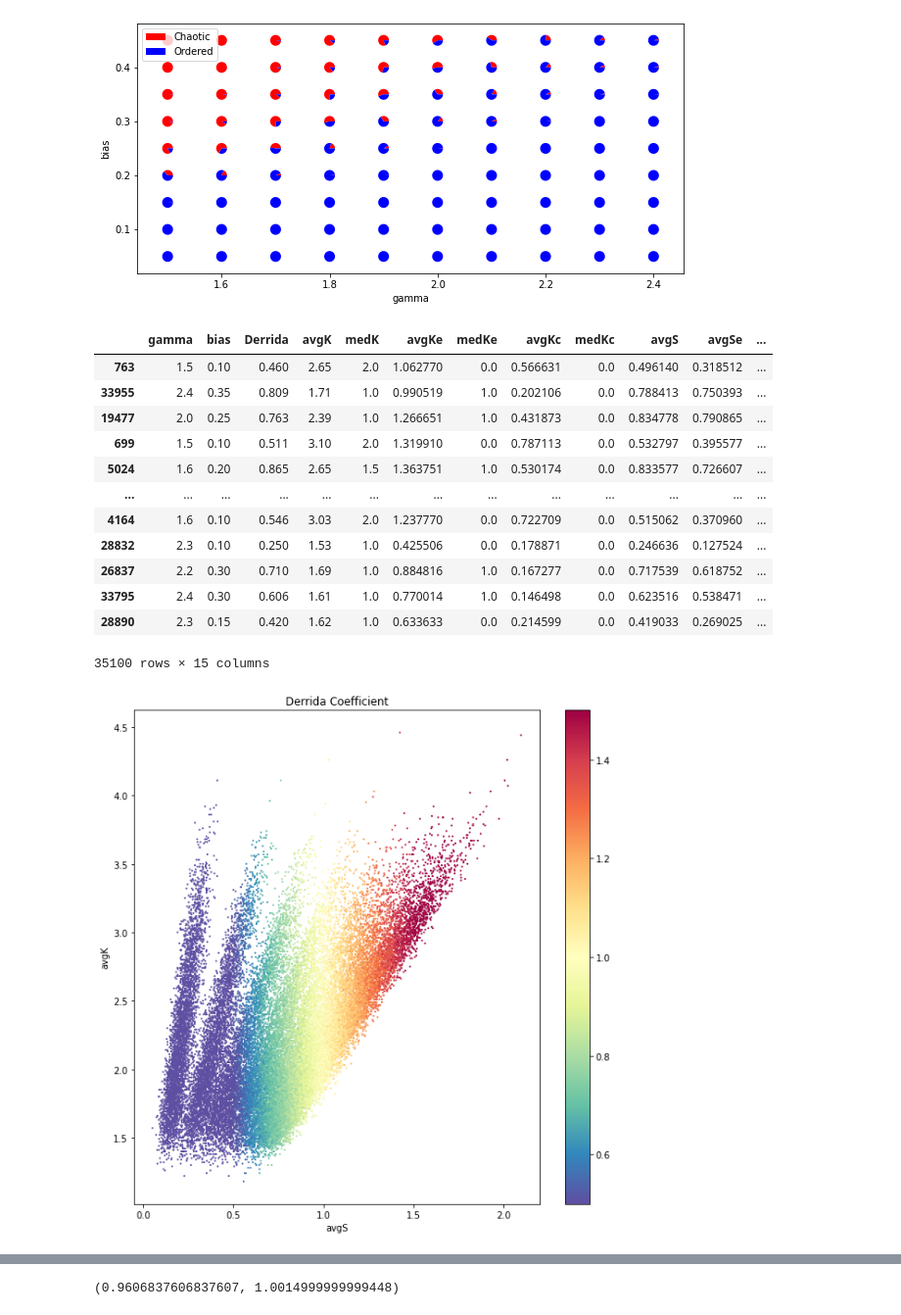
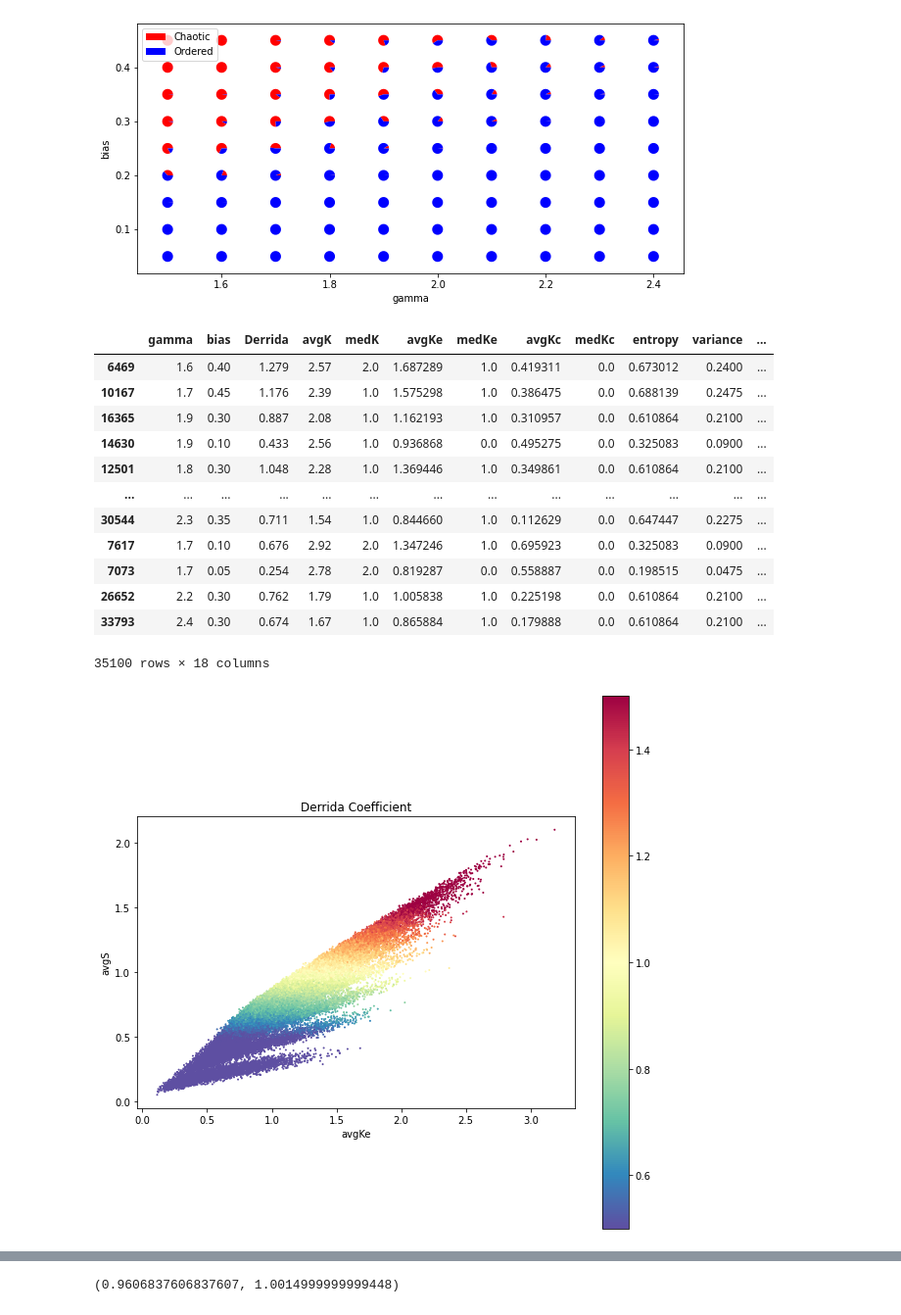
Before and after one commit to fcphysics/CriticalityHeteroBNets, a Jupyter notebook: results_import.ipynb, the cells around one changed output, grey strips where cells are left out. Shown at 98% size. Cells and saved outputs as stored; diff of their text form; code cells hidden in the pictures.

```diff
--- a/results_import.ipynb
+++ b/results_import.ipynb
@@ -75,39 +76,45 @@ for _,row in df.iterrows():
 
 dfall = pd.DataFrame(dictall)
 
+dfall['entropy'] = -(dfall['bias']*np.log2(dfall['bias']))-((1-dfall['bias'])*np.log2(1-dfall['bias']))
+dfall['entropy'] = -(dfall['bias']*np.log(dfall['bias']))-((1-dfall['bias'])*np.log(1-dfall['bias']))
+dfall['variance'] = dfall['bias']*(1-dfall['bias'])
+
 dfall['avgS']=dfall['avgKe']-dfall['avgKc']
-dfall['avgSe']=3.33*dfall['avgKe']*dfall['bias']*(1-dfall['bias'])
-dfall['avgSk']=2*dfall['avgK']*dfall['bias']*(1-dfall['bias'])
+dfall['avgSe']=3.33*dfall['avgKe']*dfall['variance']
+dfall['avgSk']=2*dfall['avgK']*dfall['variance']
 dfall['regime']=(dfall['Derrida']>1).astype(int) - (dfall['Derrida']<1).astype(int)
 dfall['bve']=dfall['avgSe']/(2*dfall['avgK'])
 dfall['avgSe_sample']=3.33*dfall['avgKe']*dfall['bve']
+dfall['avgKe_ent']=dfall['avgKe']*dfall['entropy']
 dfall=dfall.sample(frac = 1)
 dfall
 # %% [output]
-|  | gamma | bias | Derrida | avgK | medK | avgKe | medKe | avgKc | medKc | avgS | avgSe | ... |
-| 763 | 1.5 | 0.10 | 0.460 | 2.65 | 2.0 | 1.062770 | 0.0 | 0.566631 | 0.0 | 0.496140 | 0.318512 | ... |
-| 33955 | 2.4 | 0.35 | 0.809 | 1.71 | 1.0 | 0.990519 | 1.0 | 0.202106 | 0.0 | 0.788413 | 0.750393 | ... |
-| 19477 | 2.0 | 0.25 | 0.763 | 2.39 | 1.0 | 1.266651 | 1.0 | 0.431873 | 0.0 | 0.834778 | 0.790865 | ... |
-| 699 | 1.5 | 0.10 | 0.511 | 3.10 | 2.0 | 1.319910 | 0.0 | 0.787113 | 0.0 | 0.532797 | 0.395577 | ... |
-| 5024 | 1.6 | 0.20 | 0.865 | 2.65 | 1.5 | 1.363751 | 1.0 | 0.530174 | 0.0 | 0.833577 | 0.726607 | ... |
+|  | gamma | bias | Derrida | avgK | medK | avgKe | medKe | avgKc | medKc | entropy | variance | ... |
+| 6469 | 1.6 | 0.40 | 1.279 | 2.57 | 2.0 | 1.687289 | 1.0 | 0.419311 | 0.0 | 0.673012 | 0.2400 | ... |
+| 10167 | 1.7 | 0.45 | 1.176 | 2.39 | 1.0 | 1.575298 | 1.0 | 0.386475 | 0.0 | 0.688139 | 0.2475 | ... |
+| 16365 | 1.9 | 0.30 | 0.887 | 2.08 | 1.0 | 1.162193 | 1.0 | 0.310957 | 0.0 | 0.610864 | 0.2100 | ... |
+| 14630 | 1.9 | 0.10 | 0.433 | 2.56 | 1.0 | 0.936868 | 0.0 | 0.495275 | 0.0 | 0.325083 | 0.0900 | ... |
+| 12501 | 1.8 | 0.30 | 1.048 | 2.28 | 1.0 | 1.369446 | 1.0 | 0.349861 | 0.0 | 0.610864 | 0.2100 | ... |
 | ... | ... | ... | ... | ... | ... | ... | ... | ... | ... | ... | ... | ... |
-| 4164 | 1.6 | 0.10 | 0.546 | 3.03 | 2.0 | 1.237770 | 0.0 | 0.722709 | 0.0 | 0.515062 | 0.370960 | ... |
-| 28832 | 2.3 | 0.10 | 0.250 | 1.53 | 1.0 | 0.425506 | 0.0 | 0.178871 | 0.0 | 0.246636 | 0.127524 | ... |
-| 26837 | 2.2 | 0.30 | 0.710 | 1.69 | 1.0 | 0.884816 | 1.0 | 0.167277 | 0.0 | 0.717539 | 0.618752 | ... |
-| 33795 | 2.4 | 0.30 | 0.606 | 1.61 | 1.0 | 0.770014 | 1.0 | 0.146498 | 0.0 | 0.623516 | 0.538471 | ... |
-| 28890 | 2.3 | 0.15 | 0.420 | 1.62 | 1.0 | 0.633633 | 0.0 | 0.214599 | 0.0 | 0.419033 | 0.269025 | ... |
+| 30544 | 2.3 | 0.35 | 0.711 | 1.54 | 1.0 | 0.844660 | 1.0 | 0.112629 | 0.0 | 0.647447 | 0.2275 | ... |
+| 7617 | 1.7 | 0.10 | 0.676 | 2.92 | 2.0 | 1.347246 | 1.0 | 0.695923 | 0.0 | 0.325083 | 0.0900 | ... |
+| 7073 | 1.7 | 0.05 | 0.254 | 2.78 | 2.0 | 0.819287 | 0.0 | 0.558887 | 0.0 | 0.198515 | 0.0475 | ... |
+| 26652 | 2.2 | 0.30 | 0.762 | 1.79 | 1.0 | 1.005838 | 1.0 | 0.225198 | 0.0 | 0.610864 | 0.2100 | ... |
+| 33793 | 2.4 | 0.30 | 0.674 | 1.67 | 1.0 | 0.865884 | 1.0 | 0.179888 | 0.0 | 0.610864 | 0.2100 | ... |
-35100 rows × 15 columns
+35100 rows × 18 columns
 # %%
 fig, ax = plt.subplots(figsize=(10, 10),facecolor='white')
 ax.set_facecolor('white')
-varx = 'avgS'
-vary = 'avgK'
+varx = 'avgKe'
+vary = 'avgS'
 cmap = plt.cm.get_cmap('Spectral').reversed()
 sc=ax.scatter(dfall[varx],dfall[vary],s=1,c=dfall['Derrida'],cmap=cmap,norm=CenteredNorm(vcenter=1,halfrange=0.5),alpha=1.0)
+ax.set_aspect('equal', 'box')
 plt.colorbar(sc)
 plt.xlabel(varx)
 plt.ylabel(vary)
 plt.title('Derrida Coefficient')
 plt.show()
 # %% [output]
-[figure, old version]
+[figure, new version]
```
Also changed, not shown: parts of 15 cells of this notebook.
